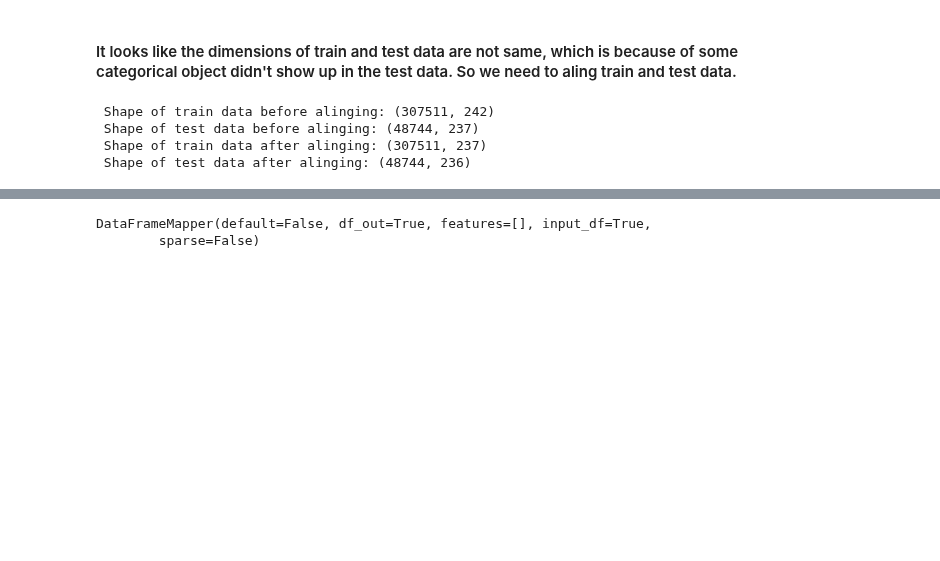
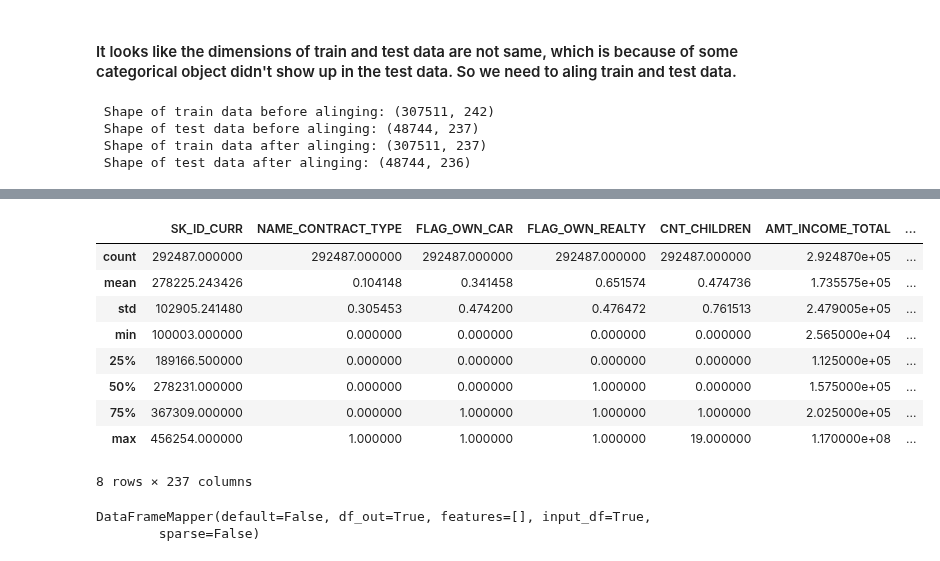
Before and after one commit to zahid1202/Credit_Default_Risk, a Jupyter notebook: CreditCardFraud.ipynb, the cells around one changed output, grey strips where cells are left out. Drawn from its saved outputs; the diff is of its cells as text; code cells hidden in the pictures; blank space fills up the shorter version.

```diff
--- a/CreditCardFraud.ipynb
+++ b/CreditCardFraud.ipynb
@@ -317,0 +407,14 @@ train, test = align(train, test)
+# %%
+from scipy import stats
+train[(np.abs(stats.zscore(train)) > 5)].describe()
+# %% [output]
+|  | SK_ID_CURR | NAME_CONTRACT_TYPE | FLAG_OWN_CAR | FLAG_OWN_REALTY | CNT_CHILDREN | AMT_INCOME_TOTAL | ... |
+| count | 292487.000000 | 292487.000000 | 292487.000000 | 292487.000000 | 292487.000000 | 2.924870e+05 | ... |
+| mean | 278225.243426 | 0.104148 | 0.341458 | 0.651574 | 0.474736 | 1.735575e+05 | ... |
+| std | 102905.241480 | 0.305453 | 0.474200 | 0.476472 | 0.761513 | 2.479005e+05 | ... |
+| min | 100003.000000 | 0.000000 | 0.000000 | 0.000000 | 0.000000 | 2.565000e+04 | ... |
+| 25% | 189166.500000 | 0.000000 | 0.000000 | 0.000000 | 0.000000 | 1.125000e+05 | ... |
+| 50% | 278231.000000 | 0.000000 | 0.000000 | 1.000000 | 0.000000 | 1.575000e+05 | ... |
+| 75% | 367309.000000 | 0.000000 | 1.000000 | 1.000000 | 1.000000 | 2.025000e+05 | ... |
+| max | 456254.000000 | 1.000000 | 1.000000 | 1.000000 | 19.000000 | 1.170000e+08 | ... |
+8 rows × 237 columns
```
Also changed, not shown: parts of 15 cells of this notebook.
